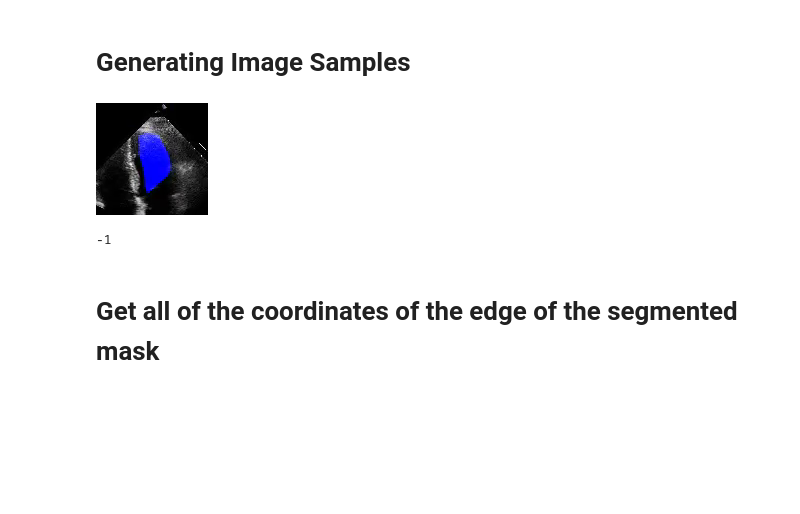
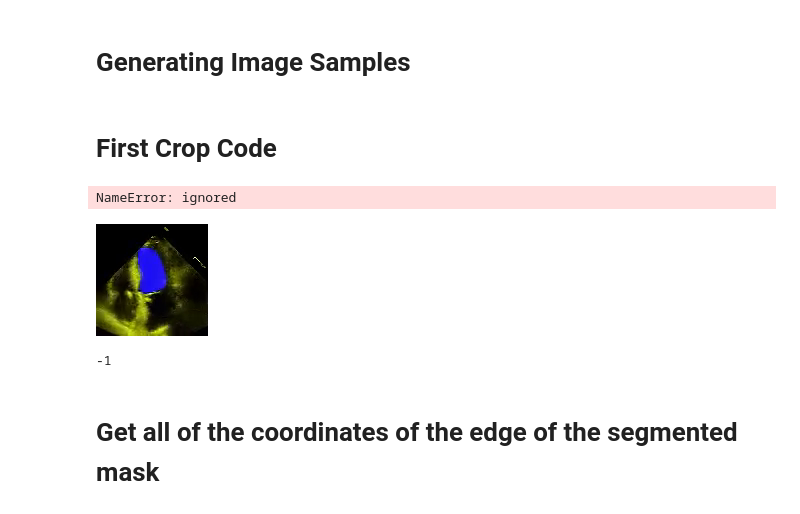
Before and after one commit to douyang/echonet-variance-in-function-analysis, a Jupyter notebook: Calculations_Analysis.ipynb, the cells around one changed output. Saved outputs shown, nothing was run; the diff lists cells and outputs as text; code cells hidden in the pictures; blank space fills up the shorter version.

```diff
--- a/Calculations_Analysis.ipynb
+++ b/Calculations_Analysis.ipynb
@@ -27,3 +29,30 @@ from google.colab.patches import cv2_imshow
 # %%
 !mkdir /content/frames
 !mkdir /content/output
+# %% [markdown]
+# First Crop Code
+# %%
+def getSpecificFrameAndCrop(dataPath, vidPath, frameNumber):
+  vidName = os.path.basename(vidPath)
+  if (os.path.exists(vidPath)):
+    cap = cv2.VideoCapture(vidPath)
+    cap.set(1, frameNumber)
+    ret, frame = cap.read()
+    outputPath = dataPath + "frames/" + vidName + "/" + str(frameNumber) + ".png"
+    h, w, c = frame.shape
+
+    makeDirectories(dataPath, vidName)
+    # Starting Coords
+    x1 = 0
+    y1 = 0
+
+    # Ending Coord
+    x2 = 112
+    y2 = 112
+    # Crop
+    crop = frame[x1:x2, y1:y2]
+    cv2.imwrite(outputPath, crop)
+
+getSpecificFrameAndCrop("/content/",  "/content/0X36D558075BB74018.mov", 19 )
+# %% [output]
+NameError: ignored
@@ -50,34 +81,34 @@ cv2.destroyAllWindows()
 # %%
 import numpy as np
 import cv2
 from PIL import Image
 
-image = "/content/frames/frame24.png"
+image = "/content/frames/frame19.png"
 # original = Image.open(test_image)
 
 # width, height = original.size
 
 image = cv2.imread(image)
 h, w, c = image.shape
 
 # Starting Coords
-x1 = round(w/2)
+x1 = 0
 y1 = 0
 
 # Ending Coords
-x2 = w
-y2 = round(h/2)
+x2 = round(w/2)
+y2 = h
 
 # Crop
 crop = image[y1:y2, x1:x2]
 cv2_imshow(crop)
 
 # Save Image
 cv2.imwrite("/content/output/image.png", crop)
 
 cv2.waitKey(0)
 # %% [output]
-[figure, old version]
+[figure, new version]
 -1
 # %% [markdown]
 # Get all of the coordinates of the edge of the segmented mask
```
Also changed, not shown: parts of 14 cells of this notebook.
